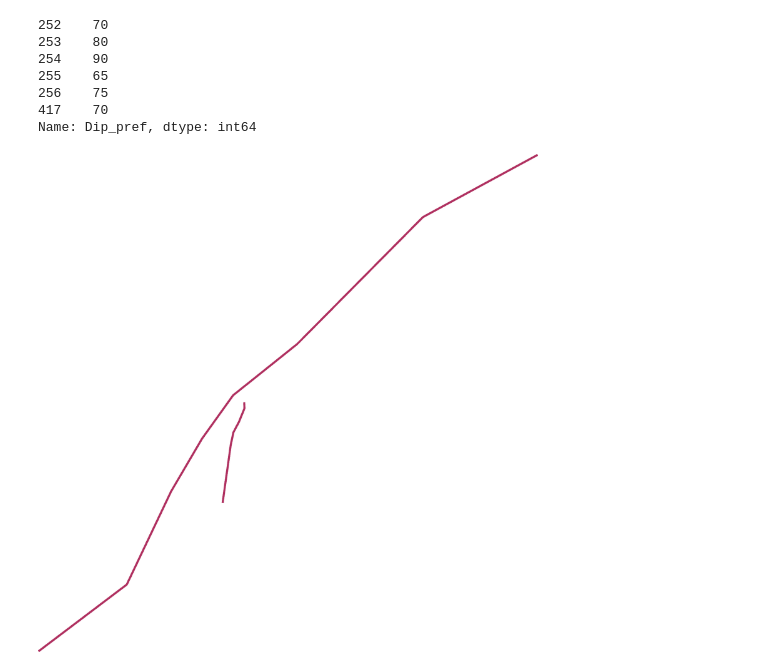
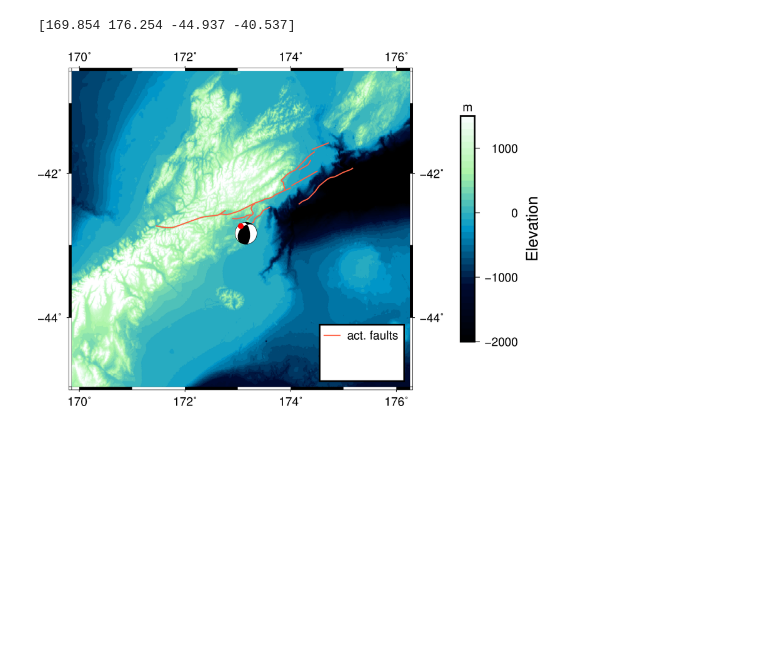
Before and after one commit to daisy20170101/NSHM_SRM_Model, a Jupyter notebook: Prep_GeoData.ipynb, the cells around one changed output. Saved outputs shown, nothing was run; the diff lists cells and outputs as text; code cells hidden in the pictures; blank space fills up the shorter version.

Commit message:
add notebook for prepare geo data

```diff
--- a/Prep_GeoData.ipynb
+++ b/Prep_GeoData.ipynb
@@ -51,11 +43,14 @@ mpl.style.use('seaborn-v0_8-talk') # Lovely plotting style
 import geopandas as gpd
 import os
 
-faultShp = os.path.join("/Users/duoli/Documents/NSHM_SRM/NSHM_SRM_model/NZ_CFM_v1_0_shapefile/","NZ_CFM_v1_0.shp")
-gdf_xyz = gpd.read_file(faultShp,include_fields=["Name", "Dip_pref","Geometry"])
+rootfolder = '/Users/duoli/Documents/NSHM_SRM/NSHM_SRM_model/'
 
+shapefolder = rootfolder + "NZ_CFM_v1_0_shapefile/"
+faultShp = os.path.join(shapefolder,"NZ_CFM_v1_0.shp")
+
+gdf_xyz = gpd.read_file(faultShp,include_fields=["Name", "Dip_pref","SR_pref","Geometry"])
+
+# if you need to plot with geographic coordinates
 gdf = gdf_xyz.to_crs(crs={'init':"EPSG:4326"})
 gdf.keys()
-# for fault_name in gdf["Name"][:]:
-#     print(fault_name,file=open('fault_names.txt', 'a'))
 # %% [output]
@@ -116,3 +171,45 @@ print(faultTable)
+# %%
+## plot NZ national wide geographic setting or regional high-resolution data.
+topo_data = '@earth_gebco_30s'
+locat_kai = np.asarray([-42.737, 173.054])
+region_map = np.asarray([locat_kai[1]-3.2,locat_kai[1]+3.2,locat_kai[0]-2.2,locat_kai[0]+2.2])
+
+print(region_map)
+# %% [output]
+[169.854 176.254 -44.937 -40.537]
+# %%
+# plot geological map
+fig = pygmt.Figure()
+
+fig.basemap(region=region_map, projection="M12c", frame="afg")
+fig.coast(land="white", water="skyblue")
+
+# create a discrete colormap based on default Oleron
+cmap_oleron = pygmt.makecpt(series=[-2000, 1500, 100], cmap="ocean", continuous=False)
+# cmap_try = pygmt.makecpt(series="-500,500,1", cmap="blue,white,red", continuous=True)
+
+fig.grdimage(grid=topo_data, region=region_map,cmap = cmap_oleron)
+
+# contour plot
+# fig.grdcontour(grid=topo_data, interval = 100, annotation=1000)
+
+# plot SHP file: active faults and community
+# fig.plot(data=gd_dom,pen='0.5p,maroon',label='tect. units')
+
+fig.meca(focal_mechanism, scale="0.5c", longitude=locat[1]+0.1, latitude=locat[0]-0.1, depth=15.1) # plot focal mechanism
+fig.plot(x=locat_kai[1], y=locat_kai[0], style="c0.2c",color='red') # plot focal mechanism
+
+fig.plot(data = faultTable,label='act. faults',pen='1.0p,tomato')
+
+fig.legend(position = 'jBR+jMR+o0.2c/1.2c+w3c/2c', box='+gwhite+p1.5p,black')
+fig.colorbar(position="JMR+o1.8c/0c+w8c/0.5c+v",frame=["a1000","x+lElevation", "y+lm"]) # position="x12.5c/6.6c+w6c+jTC+v"
+
+fig.show()
+
+outname = '/Users/duoli/Documents/NSHM_SRM/Geometry/' + 'geomap_topo_kai.png'
+fig.savefig(outname,dpi=300)
+# %% [output]
+[figure, added]
 # %%
 # fault_set =[]
 # fault_set.append(gdf[gdf["Name"]=="Hope: Taramakau"])
@@ -120,27 +217,20 @@ print(faultTable)
 # fault_set.append(gdf[gdf["Name"]=="Ohariu"])
 # fault_set.append(gdf[gdf["Name"]=="Evans Bay"])
 
-print(gdf_well3.Dip_pref)
 fig1 = pygmt.Figure()
 
 # fig1.plot(data=gdf,pen='0.50p,black')
-fig1.plot(data=gdf_well3,pen='1.5p,maroon')
+faultTable["geometry"] = gpd.GeoSeries.to_crs(faultTable["geometry"],crs="EPSG:4326")
 
-# # fig1.basemap(region=region_map, projection="M9c", frame="afg")
-# for fault_id in gdf_well:
-#     print(fault_id)
-#     fig1.plot(data=fault_id, color='red')
+fig1.basemap(region=region_map, projection="M9c", frame="af")
+fig.coast(land="white", water="skyblue")
+fig1.plot(data=faultTable,pen='1.5p,maroon')
+
+# for fault_id in faultTable:
+    # print(fault_id)
+    # fig1.plot(data=fault_id, color='red')
 
 fig1.show()
 
-outname = "activate-fault-wellington.png"
-fig1.savefig(outname)
+outname = "activate-fault-kaikoura.png"
+fig1.savefig(outname,dpi=300)
-# %% [output]
-252    70
-253    80
-254    90
-255    65
-256    75
-417    70
-Name: Dip_pref, dtype: int64
-[figure, removed]
```
Also changed, not shown: parts of 21 cells of this notebook.
